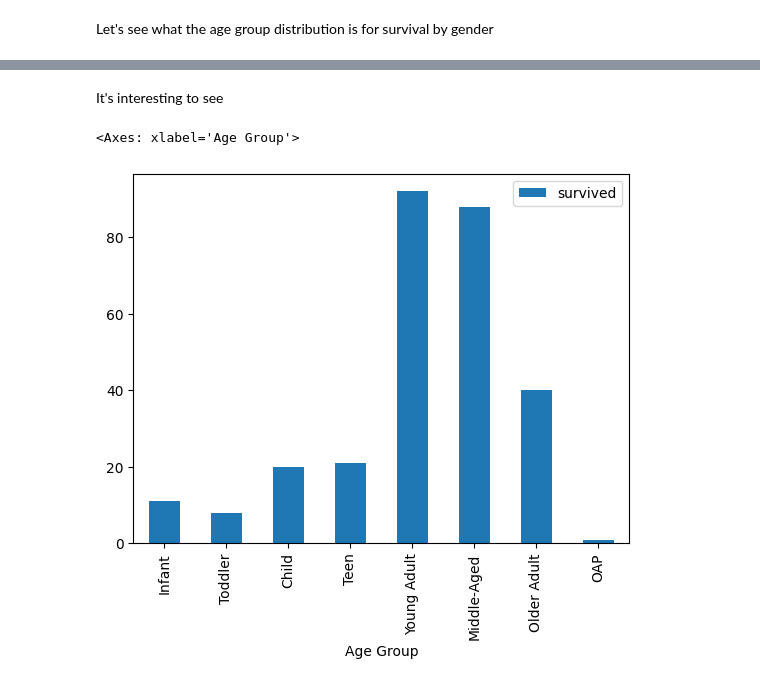
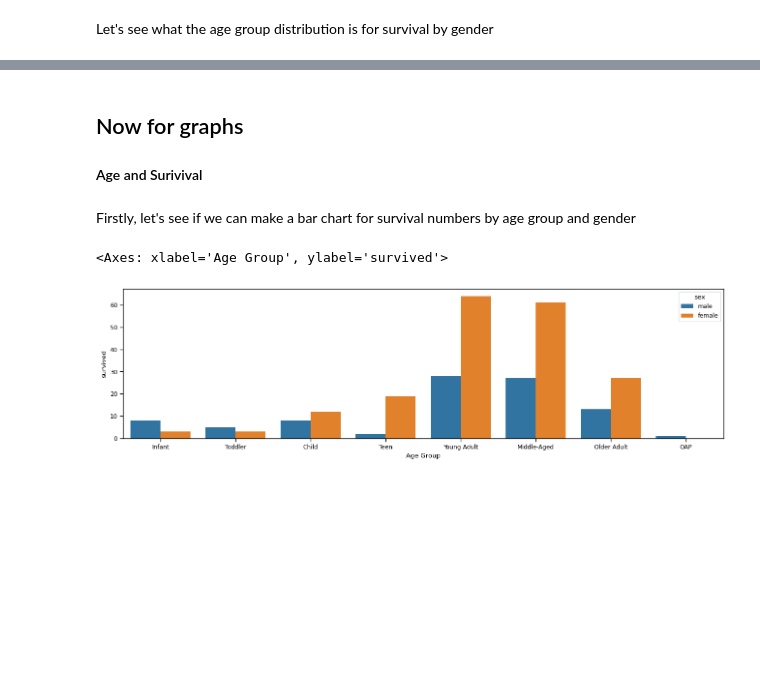
Before and after one commit to DafyddL/Data_402_Python, a Jupyter notebook: numpy_and_pandas/playing_with_pandas.ipynb, the cells around one changed output, grey strips where cells are left out. Drawn from its saved outputs; the diff is of its cells as text; code cells hidden in the pictures; blank space fills up the shorter version.

```diff
--- a/numpy_and_pandas/playing_with_pandas.ipynb
+++ b/numpy_and_pandas/playing_with_pandas.ipynb
@@ -247,7 +268,11 @@ adult_male_df[['pclass','survived','alone']].groupby(["survived","alone"]).count
 # %% [markdown]
-It's interesting to see
+## Now for graphs
+#### Age and Surivival
-# %%
-new_df[["survived","Age Group"]].groupby("Age Group").sum().plot.bar()
-# %% [output]
-<Axes: xlabel='Age Group'>
-[figure, removed]
+# %% [markdown]
+Firstly, let's see if we can make a bar chart for survival numbers by age group and gender
+# %%
+plt.rcParams['figure.figsize'] = (16,4)
+sns.barplot(data=new_df, x='Age Group', y = 'survived', hue='sex', errorbar=None, estimator='sum')
+# %% [output]
+<Axes: xlabel='Age Group', ylabel='survived'>
+[figure, added]
```
Also changed, not shown: parts of 28 cells of this notebook.
